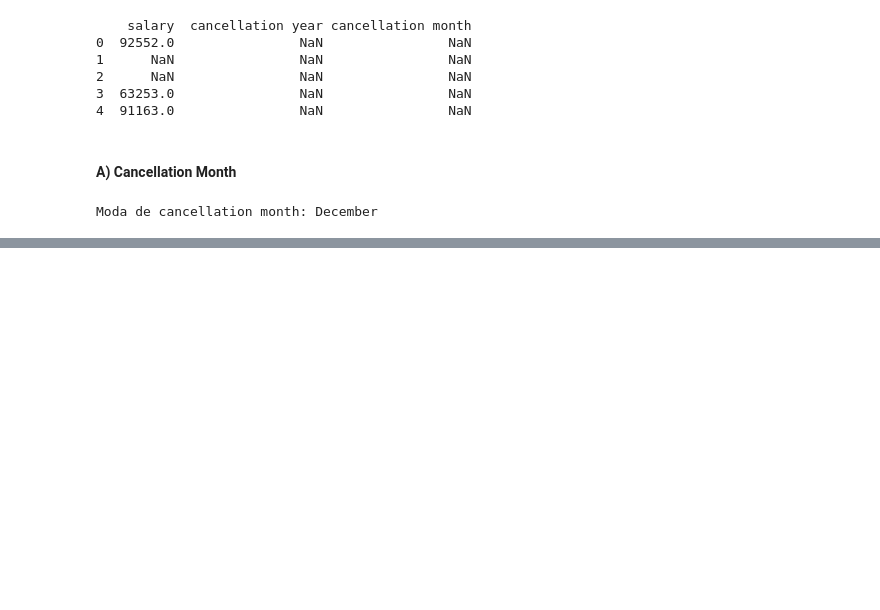
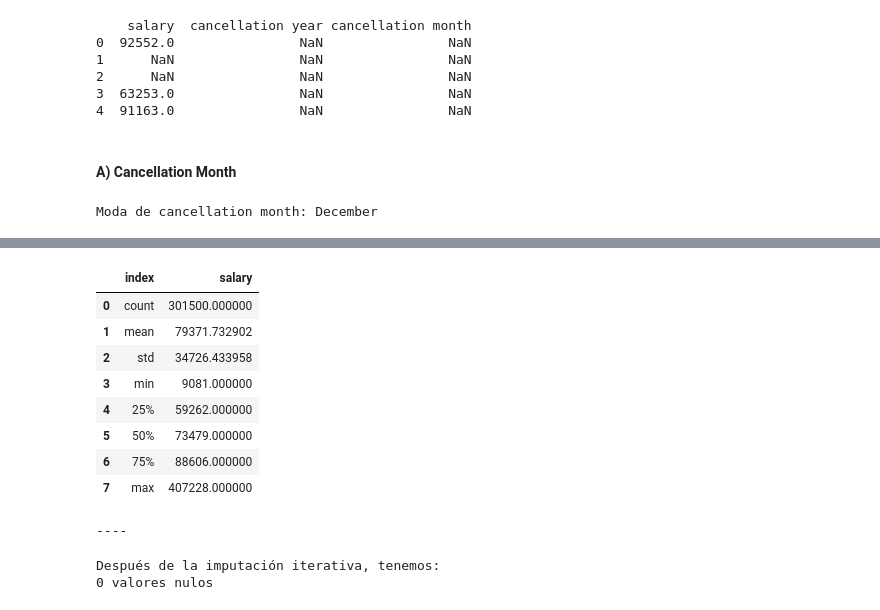
Before and after one commit to Adalab/bda-modulo-3-evaluacion-final-TeresaAdalab, a Jupyter notebook: Evaluacion Final Modulo 3.ipynb, the cells around one changed output, grey strips where cells are left out. Drawn from its saved outputs; the diff is of its cells as text; code cells hidden in the pictures; blank space fills up the shorter version.

```diff
--- a/Evaluacion Final Modulo 3.ipynb
+++ b/Evaluacion Final Modulo 3.ipynb
@@ -893,0 +964,30 @@ dtype: float64
+# %%
+display(df_copy["salary"].describe().reset_index())
+#print("----")
+# %% [output]
+|  | index | salary |
+| 0 | count | 301500.000000 |
+| 1 | mean | 79371.732902 |
+| 2 | std | 34726.433958 |
+| 3 | min | 9081.000000 |
+| 4 | 25% | 59262.000000 |
+| 5 | 50% | 73479.000000 |
+| 6 | 75% | 88606.000000 |
+| 7 | max | 407228.000000 |
+----
+# %%
+## Iterativo
+# Instancia de IterativeImputer con un máximo de 20 iteraciones y un estado aleatorio fijo 42 para asegurar reproducibilidad.
+imputer_iterative = IterativeImputer(max_iter=20, random_state=42)
+
+# Esta función primero ajusta (entrena) el imputador a los datos y luego transforma los datos, imputando los valores faltantes.
+imputer_iterative_imputado = imputer_iterative.fit_transform(df_copy[["salary"]])
+
+#Se añade la columna imputada ('salary_iterative') al DataFrame df_copy
+df_copy["salary_iterative"] = imputer_iterative_imputado
+
+# Comprobamos los valores nulos en la columna "salary" después de la imputación
+print(f"Después de la imputación iterativa, tenemos:\n{df_copy['salary_iterative'].isnull().sum()} valores nulos")
+# %% [output]
+Después de la imputación iterativa, tenemos:
+0 valores nulos
```
Also changed, not shown: parts of 16 cells of this notebook.
